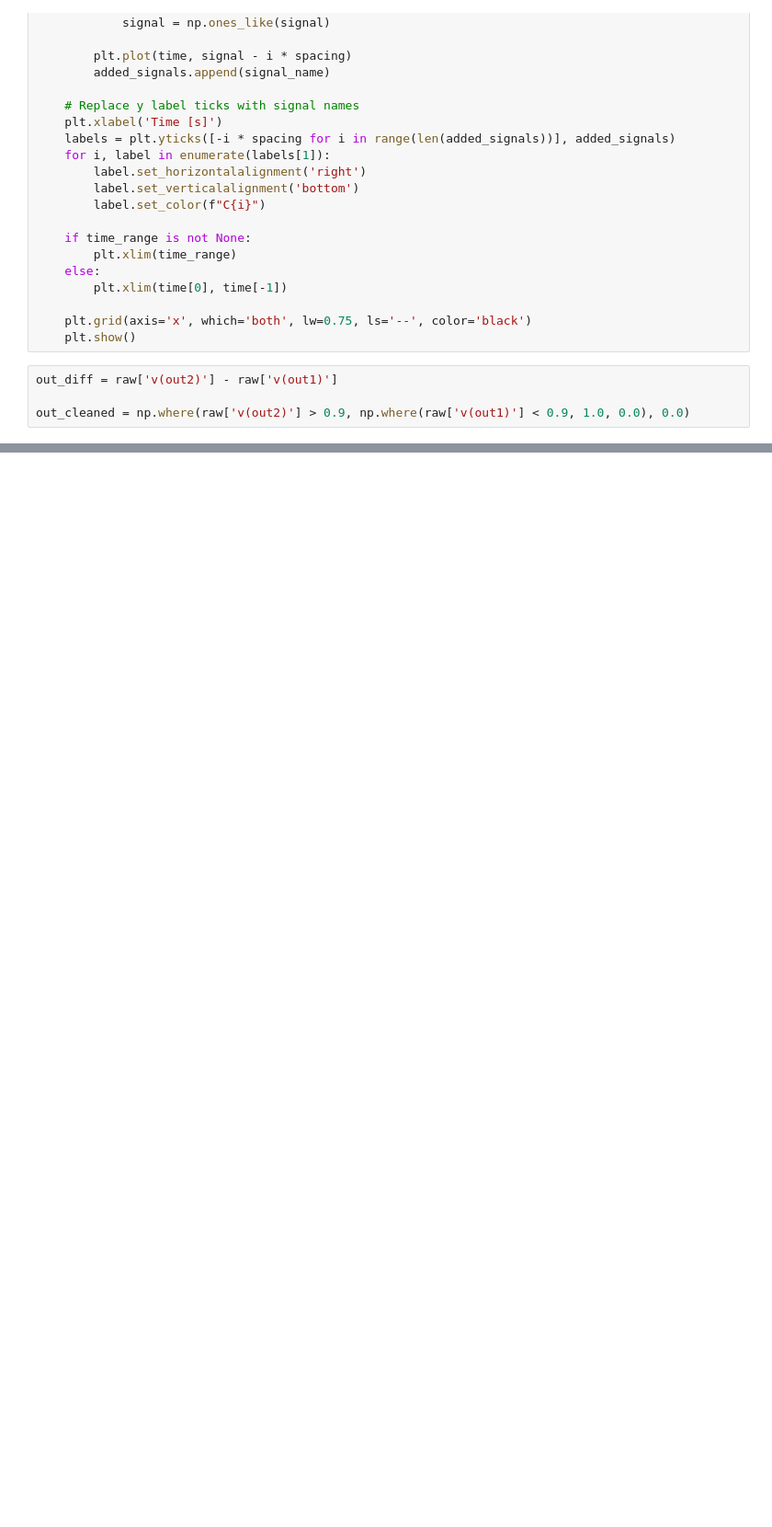
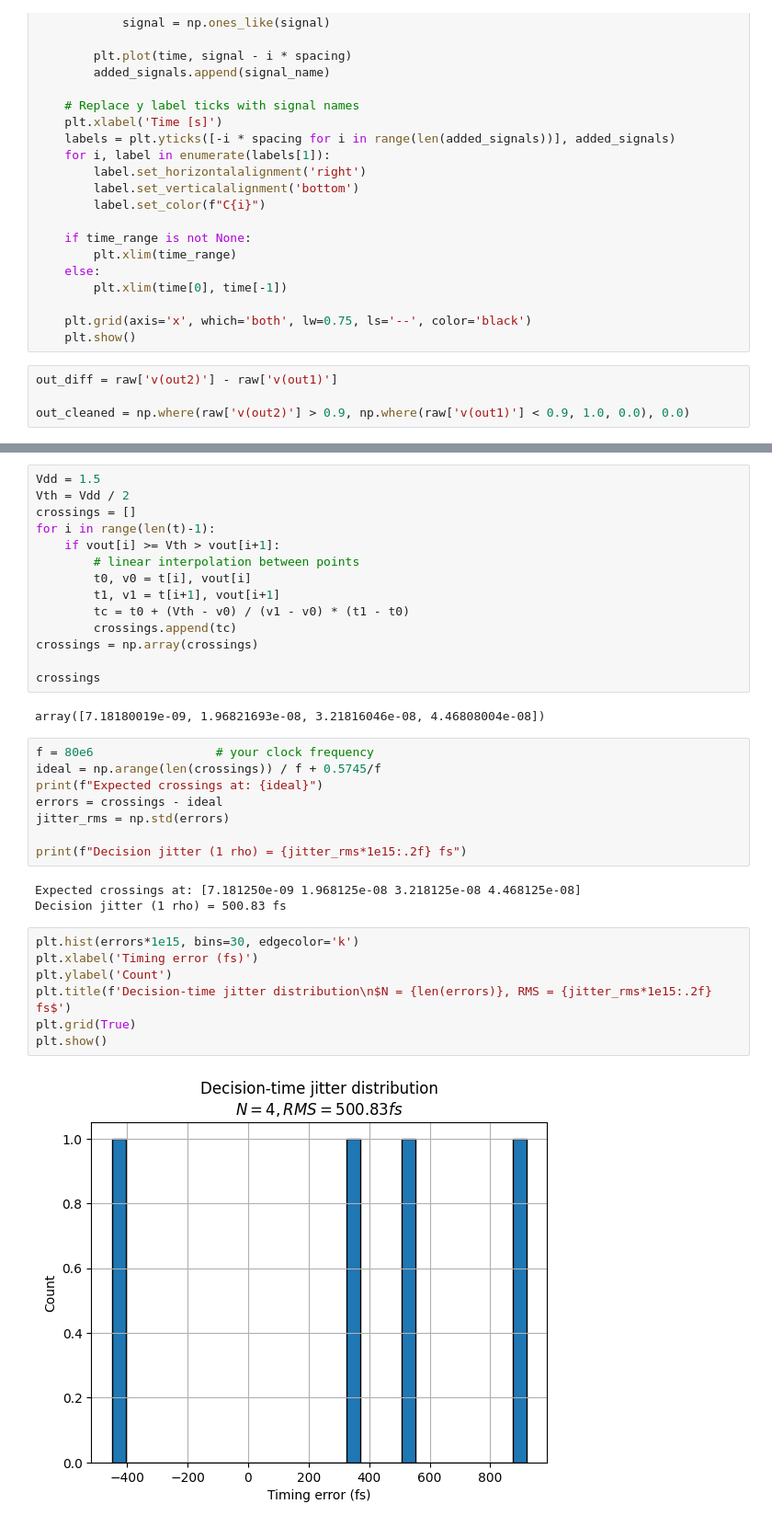
Before and after one commit to CedricHirschi/ngspice_cosim_inv, a Jupyter notebook: visualization/visualization.ipynb, the cells around one changed output, grey strips where cells are left out. Shown at 92% size. Drawn from its saved outputs; the diff is of its cells as text; blank space fills up the shorter version.

```diff
--- a/visualization/visualization.ipynb
+++ b/visualization/visualization.ipynb
@@ -197,0 +207,36 @@ plot_digital_signals(
+# %%
+Vdd = 1.5
+Vth = Vdd / 2
+crossings = []
+for i in range(len(t)-1):
+    if vout[i] >= Vth > vout[i+1]:
+        # linear interpolation between points
+        t0, v0 = t[i], vout[i]
+        t1, v1 = t[i+1], vout[i+1]
+        tc = t0 + (Vth - v0) / (v1 - v0) * (t1 - t0)
+        crossings.append(tc)
+crossings = np.array(crossings)
+
+crossings
+# %% [output]
+array([7.18180019e-09, 1.96821693e-08, 3.21816046e-08, 4.46808004e-08])
+# %%
+f = 80e6                 # your clock frequency
+ideal = np.arange(len(crossings)) / f + 0.5745/f
+print(f"Expected crossings at: {ideal}")
+errors = crossings - ideal
+jitter_rms = np.std(errors)
+
+print(f"Decision jitter (1 rho) = {jitter_rms*1e15:.2f} fs")
+# %% [output]
+Expected crossings at: [7.181250e-09 1.968125e-08 3.218125e-08 4.468125e-08]
+Decision jitter (1 rho) = 500.83 fs
+# %%
+plt.hist(errors*1e15, bins=30, edgecolor='k')
+plt.xlabel('Timing error (fs)')
+plt.ylabel('Count')
+plt.title(f'Decision-time jitter distribution\n$N = {len(errors)}, RMS = {jitter_rms*1e15:.2f} fs$')
+plt.grid(True)
+plt.show()
+# %% [output]
+[figure, added]
```
Also changed, not shown: parts of 4 cells of this notebook, 2 other files.
